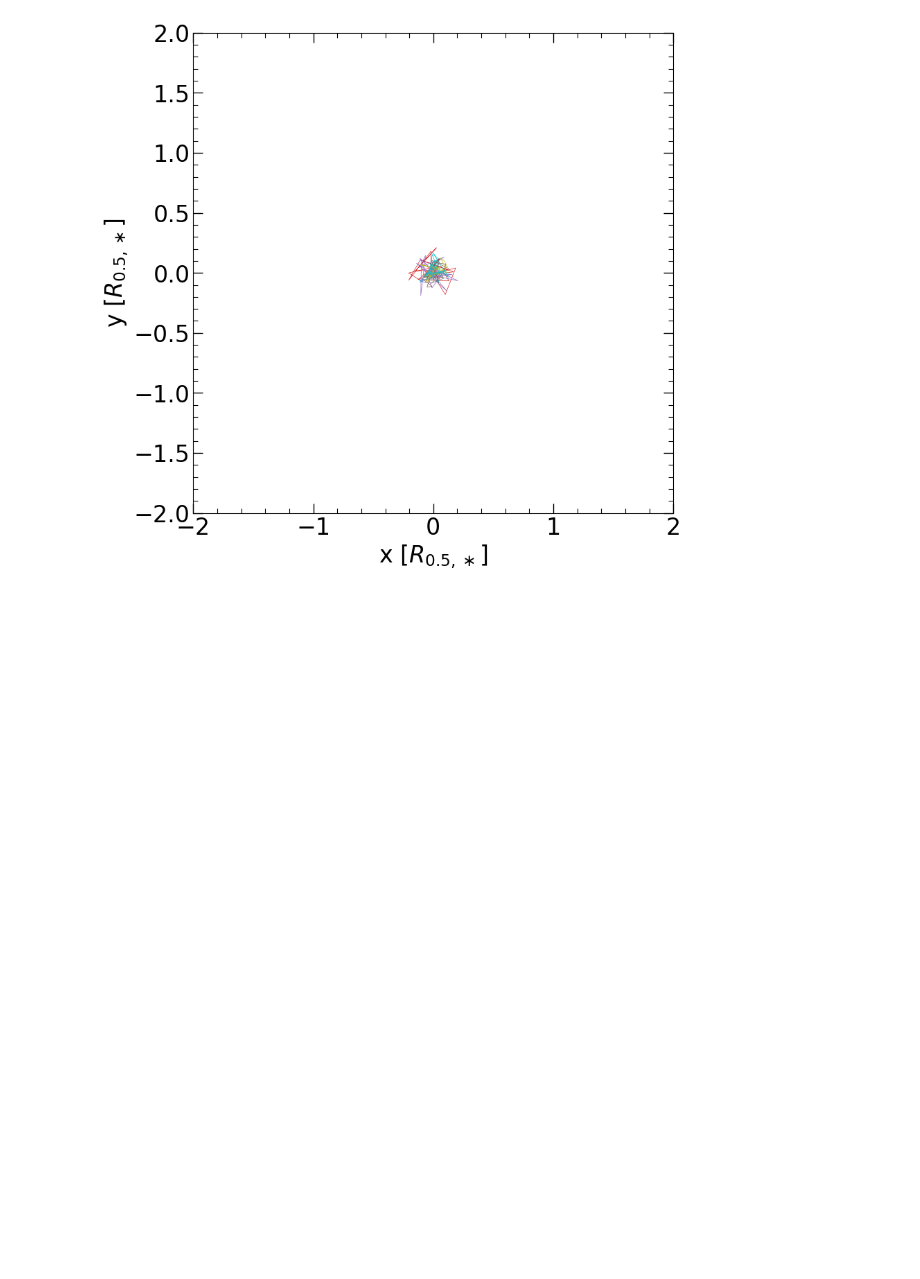
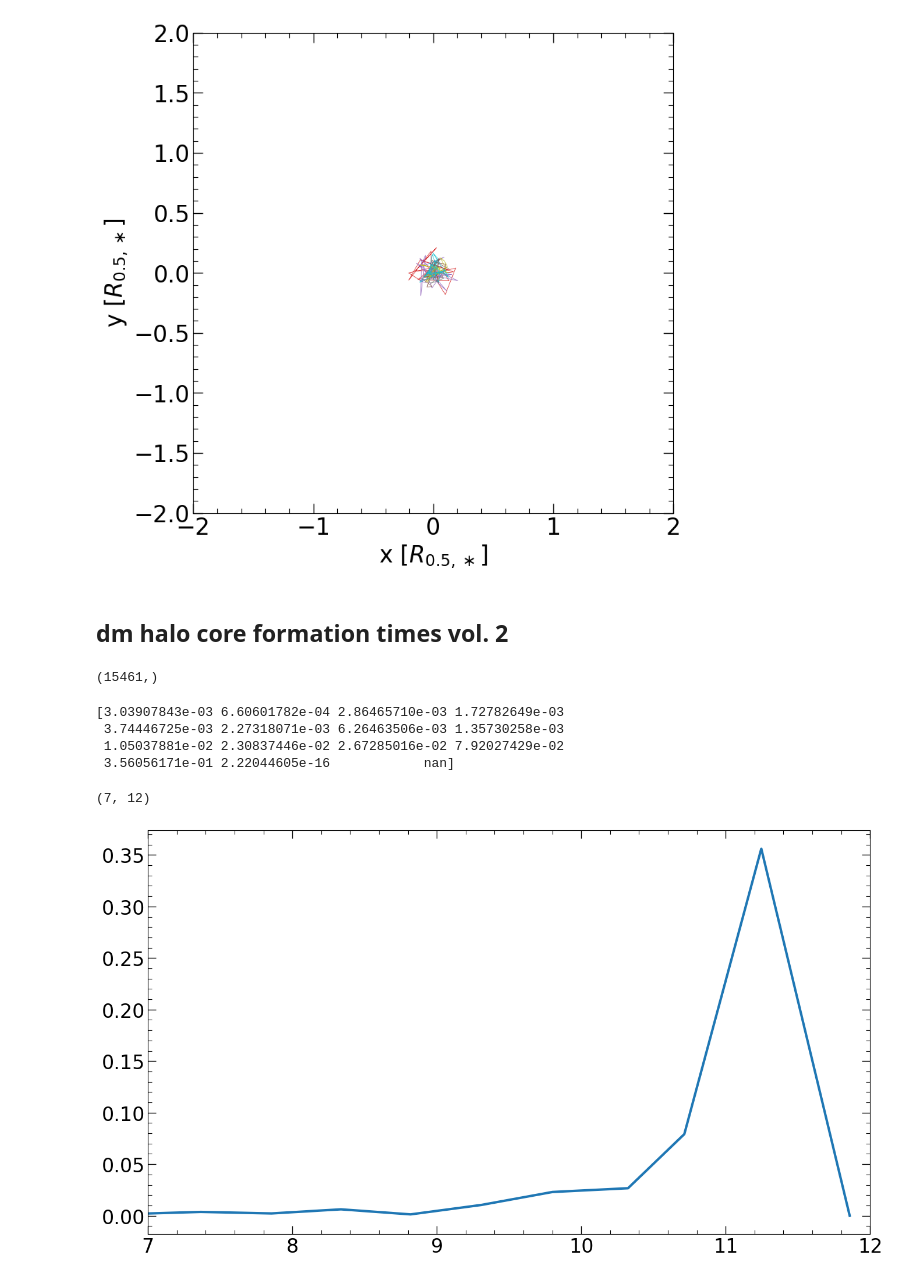
Before and after one commit to nelson-group/Ole_insitu_stars, a Jupyter notebook: dm_analysis.ipynb, the cells around one changed output. Saved outputs shown, nothing was run; the diff lists cells and outputs as text; code cells hidden in the pictures; blank space fills up the shorter version.

```diff
--- a/dm_analysis.ipynb
+++ b/dm_analysis.ipynb
@@ -253,3 +254,46 @@ plt.ylabel(r'y [$R_{0.5,\ast}$]')
 # %% [output]
 Text(0, 0.5, 'y [$R_{0.5,\\ast}$]')
 [figure]
+# %% [markdown]
+## dm halo core formation times vol. 2
+# %%
+#try lagrangian region times computation:
+run = 2
+basePath=f'/virgotng/universe/IllustrisTNG/TNG50-{run}/output'
+stype = 'dm'
+target_snap = 99
+file = f'/vera/ptmp/gc/olwitt/auxCats/TNG50-{run}/dm_halo_core_formation_times.hdf5'
+f = h5py.File(file,'r')
+form_z = f['formation_times'][:]
+subhaloFlag = f['subhaloFlag'][:]
+f.close()
+print(np.nonzero(subhaloFlag)[0].shape)
+
+h_const = il.groupcat.loadHeader(basePath, 99)['HubbleParam']
+stellar_masses = il.groupcat.loadSubhalos(basePath, 99, fields = ['SubhaloMassType'])[:,4] * 1e10 / h_const
+
+stellar_masses = stellar_masses[np.nonzero(subhaloFlag)]
+form_z = form_z[np.nonzero(subhaloFlag)]
+
+
+mask = np.where(np.logical_and(stellar_masses > 0, form_z != -1))[0]
+stellar_masses = np.log10(stellar_masses[mask])
+
+numBins = 15
+
+mass_bins, form_z_bins = funcs.binData_mean(stellar_masses, form_z[mask], numBins)
+# %% [output]
+(15461,)
+# %%
+print(form_z_bins)
+# %% [output]
+[3.03907843e-03 6.60601782e-04 2.86465710e-03 1.72782649e-03
+ 3.74446725e-03 2.27318071e-03 6.26463506e-03 1.35730258e-03
+ 1.05037881e-02 2.30837446e-02 2.67285016e-02 7.92027429e-02
+ 3.56056171e-01 2.22044605e-16            nan]
+# %%
+plt.plot(mass_bins, form_z_bins)
+plt.xlim(7,12)
+# %% [output]
+(7, 12)
+[figure, added]
```
Also changed, not shown: parts of 10 cells of this notebook, 5 other files.
